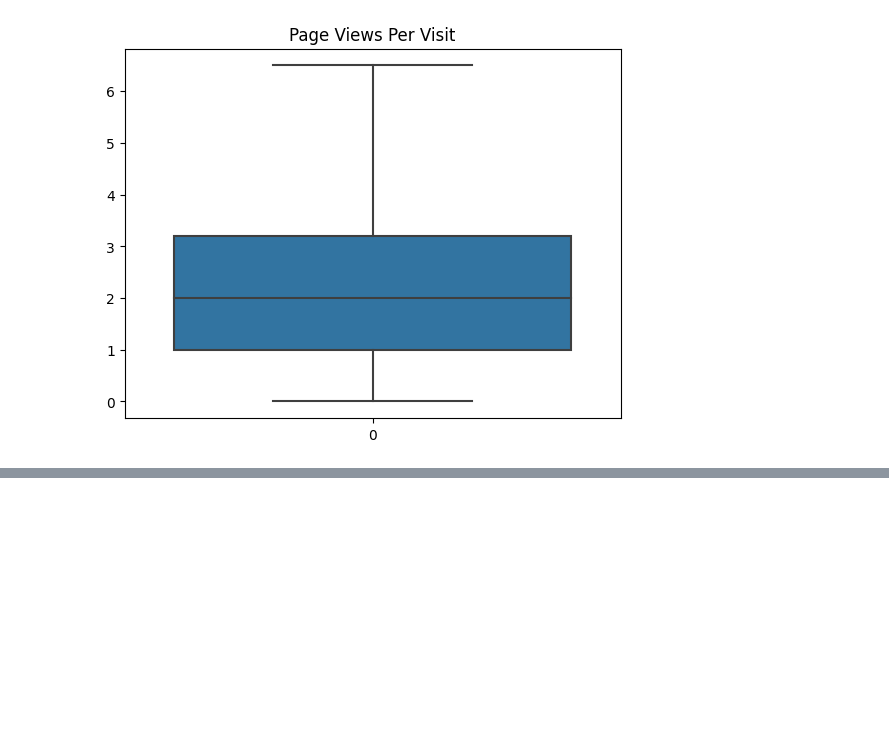
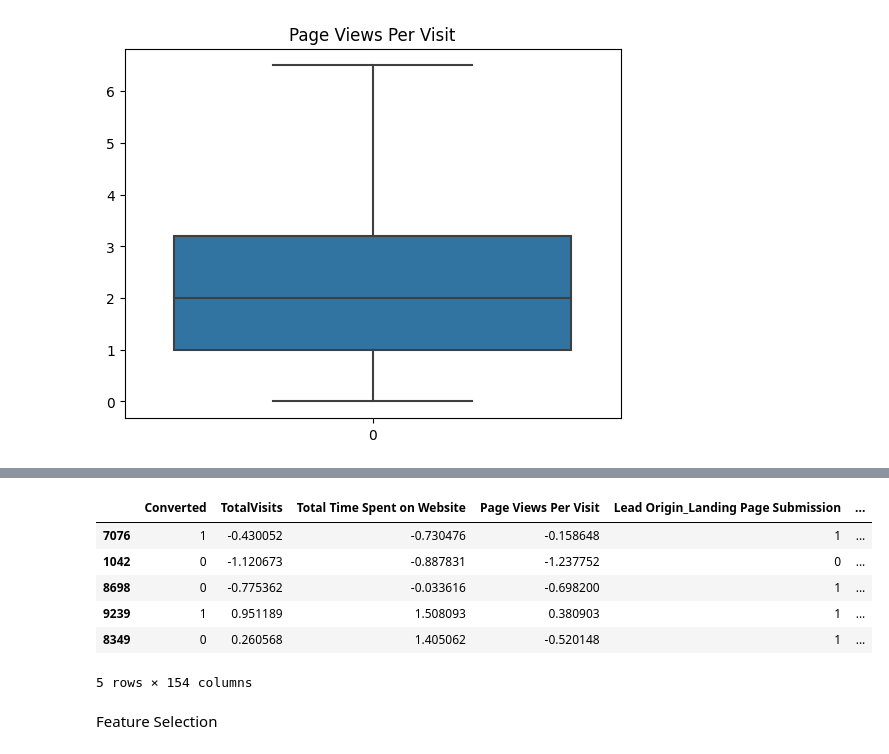
Before and after one commit to pratiksinha35/lead_score, a Jupyter notebook: Model.ipynb, the cells around one changed output, grey strips where cells are left out. Drawn from its saved outputs; the diff is of its cells as text; code cells hidden in the pictures; blank space fills up the shorter version.

```diff
--- a/Model.ipynb
+++ b/Model.ipynb
@@ -419,0 +446,20 @@ for column in numeric_columns:
+# %%
+from sklearn.model_selection import train_test_split
+
+leads_train, leads_test = train_test_split(leads, test_size=0.7, random_state=100)
+# %%
+from sklearn.preprocessing import StandardScaler
+
+scaler = StandardScaler()
+leads_train[numeric_columns] = scaler.fit_transform(leads_train[numeric_columns]) # scaling the data
+leads_train.head() # checking if scaling was successful
+# %% [output]
+|  | Converted | TotalVisits | Total Time Spent on Website | Page Views Per Visit | Lead Origin_Landing Page Submission | ... |
+| 7076 | 1 | -0.430052 | -0.730476 | -0.158648 | 1 | ... |
+| 1042 | 0 | -1.120673 | -0.887831 | -1.237752 | 0 | ... |
+| 8698 | 0 | -0.775362 | -0.033616 | -0.698200 | 1 | ... |
+| 9239 | 1 | 0.951189 | 1.508093 | 0.380903 | 1 | ... |
+| 8349 | 0 | 0.260568 | 1.405062 | -0.520148 | 1 | ... |
+5 rows × 154 columns
+# %% [markdown]
+Feature Selection
```
Also changed, not shown: parts of 3 cells of this notebook.
